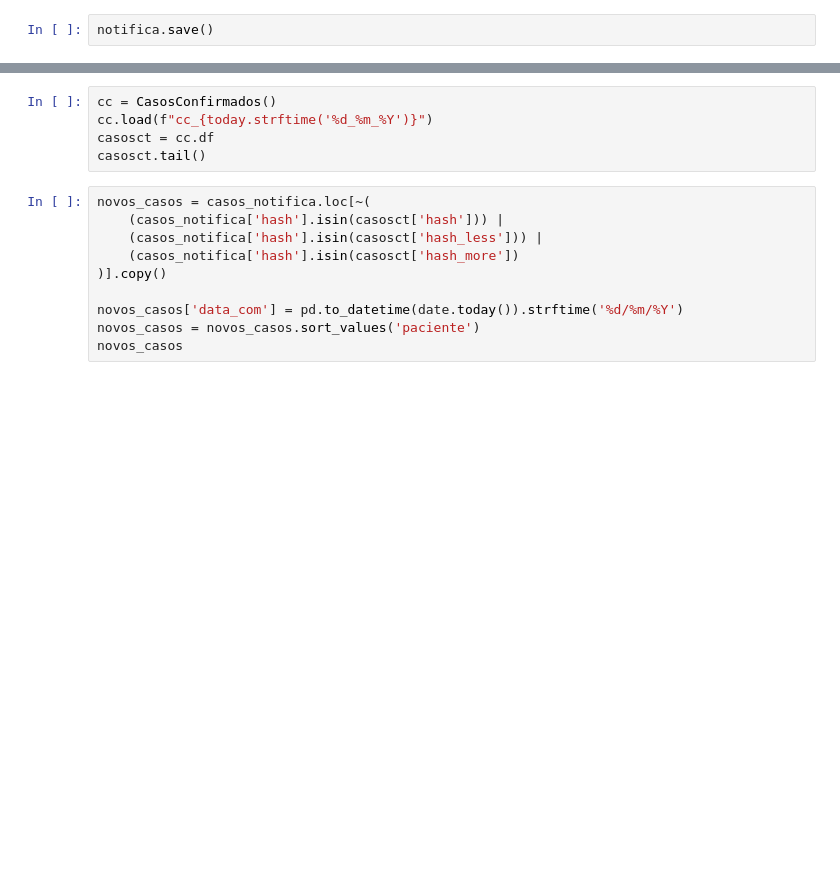
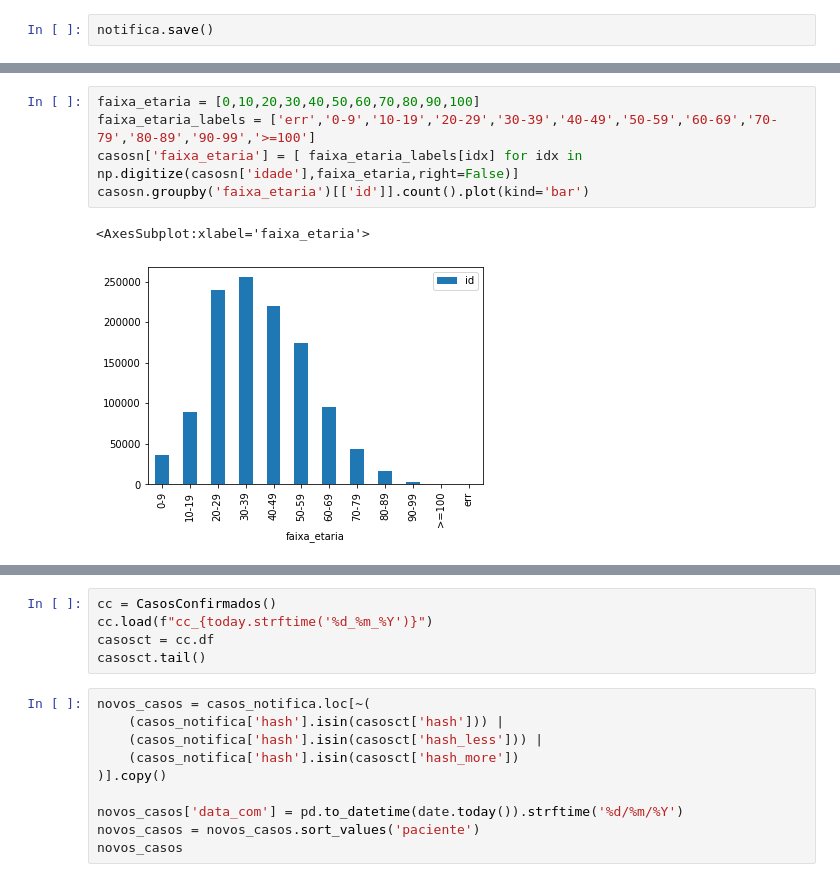
Before and after one commit to vinnylg/covid19datascience, a Jupyter notebook: notebooks/diario.ipynb, the cells around one changed output, grey strips where cells are left out. Saved outputs shown, nothing was run; the diff lists cells and outputs as text; blank space fills up the shorter version.

```diff
--- a/notebooks/diario.ipynb
+++ b/notebooks/diario.ipynb
@@ -123,0 +95,8 @@ array(['cns', 'cpf', 'passaporte', 'paciente', 'data_nascimento',
+# %%
+faixa_etaria = [0,10,20,30,40,50,60,70,80,90,100]
+faixa_etaria_labels = ['err','0-9','10-19','20-29','30-39','40-49','50-59','60-69','70-79','80-89','90-99','>=100']
+casosn['faixa_etaria'] = [ faixa_etaria_labels[idx] for idx in np.digitize(casosn['idade'],faixa_etaria,right=False)]
+casosn.groupby('faixa_etaria')[['id']].count().plot(kind='bar')
+# %% [output]
+<AxesSubplot:xlabel='faixa_etaria'>
+[figure, added]
```
Also changed, not shown: parts of 11 cells of this notebook, 1 other file.
